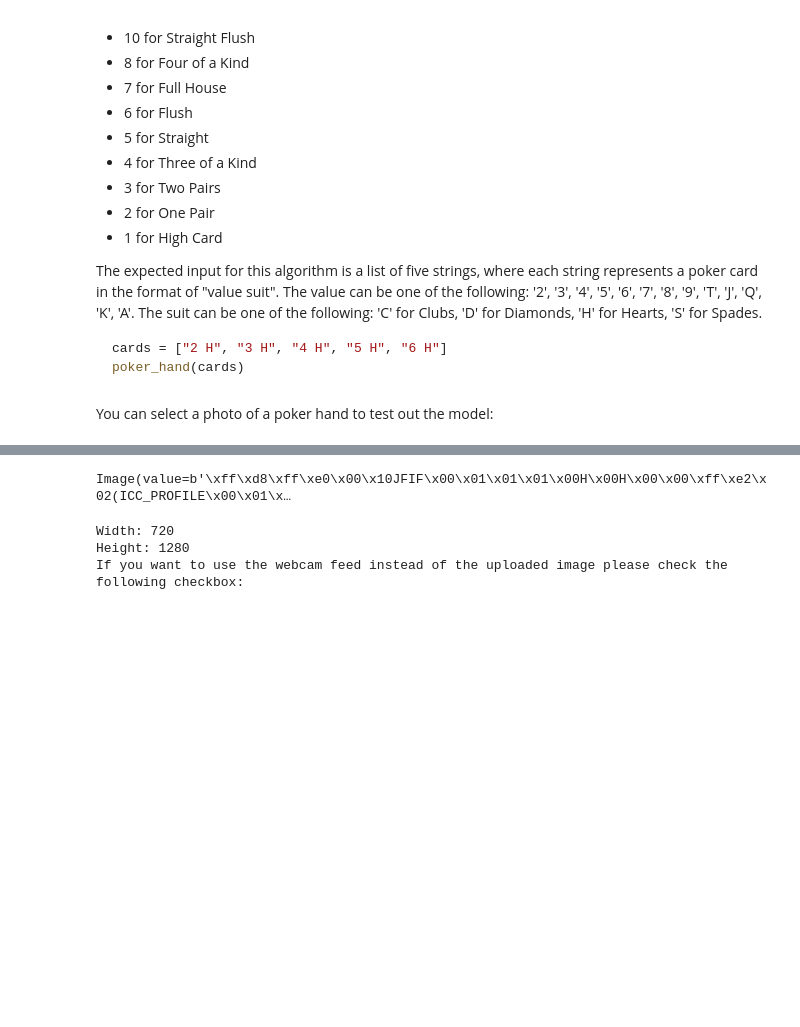
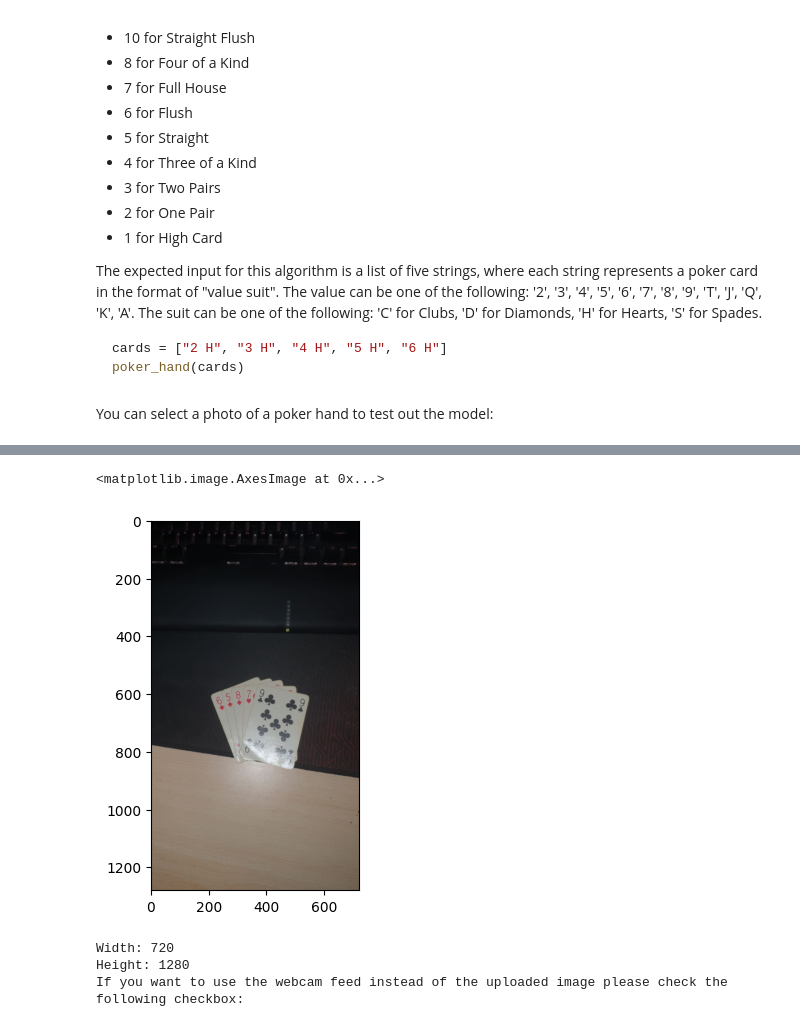
Before and after one commit to Filocava99/Yolov7-Poker-Hands-classification, a Jupyter notebook: notebook.ipynb, the cells around one changed output, grey strips where cells are left out. Cells and saved outputs as stored; diff of their text form; code cells hidden in the pictures; blank space fills up the shorter version.

```diff
--- a/notebook.ipynb
+++ b/notebook.ipynb
@@ -277,9 +347,10 @@ display(widgets.HBox([uploader]))
 # %%
 fileName = list(uploader.value[0].items())[0][1]
 content = list(uploader.value[0].items())[3][1]
-widgets.Image(value=content)
+plt.imshow(Image.open(io.BytesIO(content)))
 # %% [output]
-Image(value=b'\xff\xd8\xff\xe0\x00\x10JFIF\x00\x01\x01\x01\x00H\x00H\x00\x00\xff\xe2\x02(ICC_PROFILE\x00\x01\x…
+<matplotlib.image.AxesImage at 0x...>
+[figure, added]
 # %%
 decoded = cv2.imdecode(np.frombuffer(content, np.uint8), -1)
 width = decoded.shape[1]
```
Also changed, not shown: parts of 8 cells of this notebook, 1 other file.
